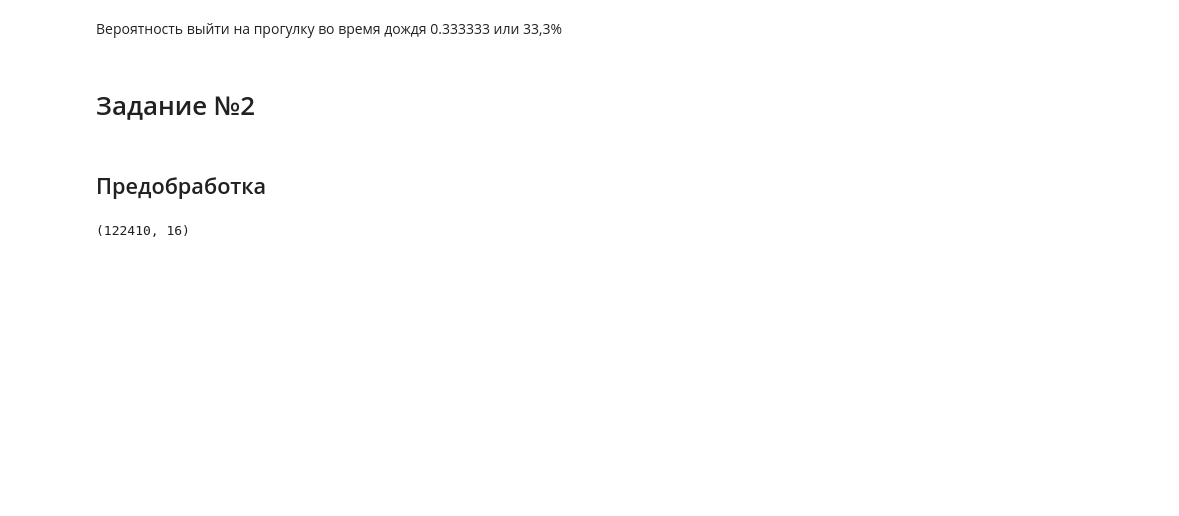
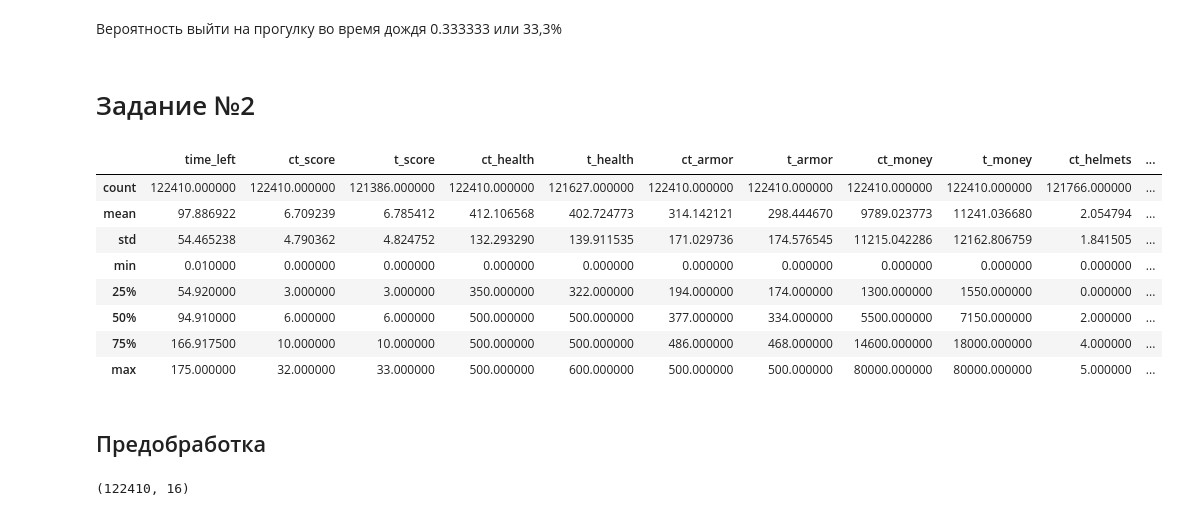
Before and after one commit to vldzgr123/ML2023, a Jupyter notebook: ML_Labs/notes/Lab4Zagrebelnyi.ipynb, the cells around one changed output. Drawn from its saved outputs; the diff is of its cells as text; code cells hidden in the pictures; blank space fills up the shorter version.

```diff
--- a/ML_Labs/notes/Lab4Zagrebelnyi.ipynb
+++ b/ML_Labs/notes/Lab4Zagrebelnyi.ipynb
@@ -76,6 +76,18 @@ Name: proportion, dtype: float64
 # Задание №2
 # %%
 data=pd.read_csv("C:\MLforGIt\ML_Labs\data\csgo_task.csv")
+# %%
+data.describe()
+# %% [output]
+|  | time_left | ct_score | t_score | ct_health | t_health | ct_armor | t_armor | ct_money | t_money | ct_helmets | ... |
+| count | 122410.000000 | 122410.000000 | 121386.000000 | 122410.000000 | 121627.000000 | 122410.000000 | 122410.000000 | 122410.000000 | 122410.000000 | 121766.000000 | ... |
+| mean | 97.886922 | 6.709239 | 6.785412 | 412.106568 | 402.724773 | 314.142121 | 298.444670 | 9789.023773 | 11241.036680 | 2.054794 | ... |
+| std | 54.465238 | 4.790362 | 4.824752 | 132.293290 | 139.911535 | 171.029736 | 174.576545 | 11215.042286 | 12162.806759 | 1.841505 | ... |
+| min | 0.010000 | 0.000000 | 0.000000 | 0.000000 | 0.000000 | 0.000000 | 0.000000 | 0.000000 | 0.000000 | 0.000000 | ... |
+| 25% | 54.920000 | 3.000000 | 3.000000 | 350.000000 | 322.000000 | 194.000000 | 174.000000 | 1300.000000 | 1550.000000 | 0.000000 | ... |
+| 50% | 94.910000 | 6.000000 | 6.000000 | 500.000000 | 500.000000 | 377.000000 | 334.000000 | 5500.000000 | 7150.000000 | 2.000000 | ... |
+| 75% | 166.917500 | 10.000000 | 10.000000 | 500.000000 | 500.000000 | 486.000000 | 468.000000 | 14600.000000 | 18000.000000 | 4.000000 | ... |
+| max | 175.000000 | 32.000000 | 33.000000 | 500.000000 | 600.000000 | 500.000000 | 500.000000 | 80000.000000 | 80000.000000 | 5.000000 | ... |
 # %% [markdown]
 ## Предобработка
 # %%
```
Also changed, not shown: parts of 1 cell of this notebook, 3 other files.
